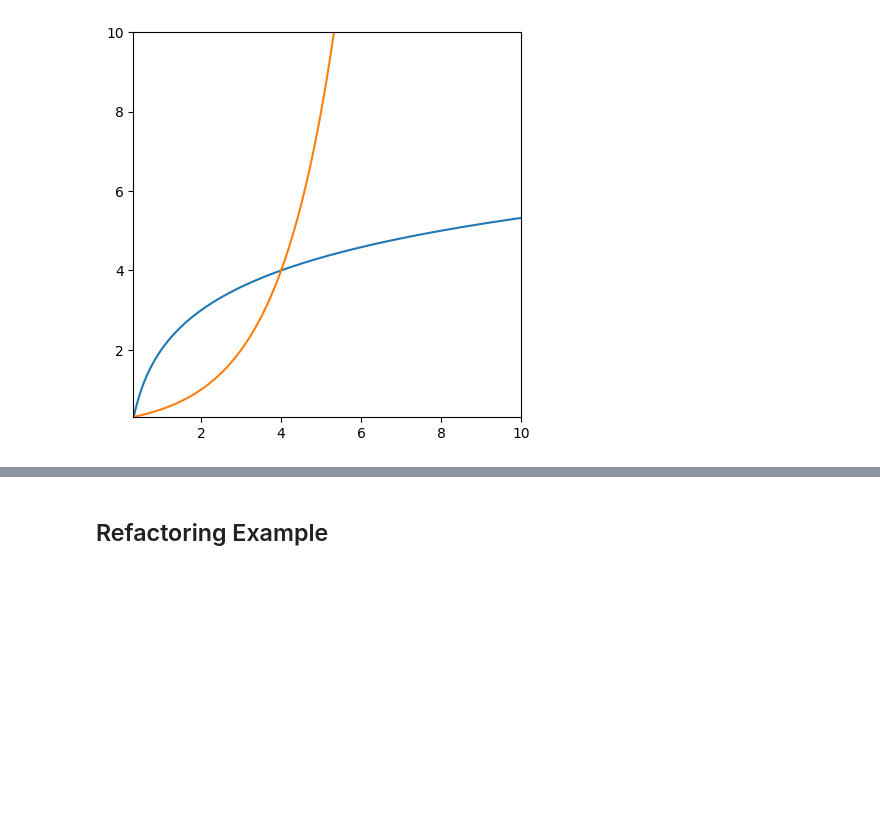
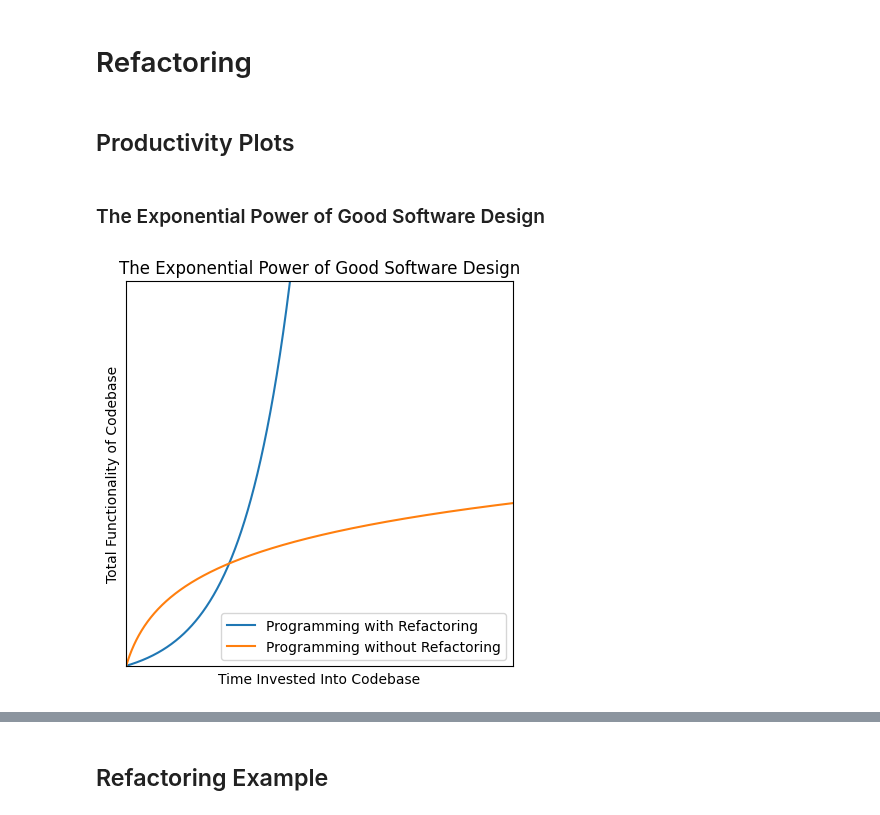
Before and after one commit to bfeif/personal-website, a Jupyter notebook: code/notebooks/refactoring.ipynb, the cells around one changed output, grey strips where cells are left out. Cells and saved outputs as stored; diff of their text form; code cells hidden in the pictures; blank space fills up the shorter version.

```diff
--- a/code/notebooks/refactoring.ipynb
+++ b/code/notebooks/refactoring.ipynb
@@ -1,3 +1,5 @@
+# %% [markdown]
+# Refactoring
 # %%
 import os
 import matplotlib.pyplot as plt
@@ -6,14 +8,26 @@ import numpy as np
 home = "../.."
 images_dir = os.path.join(home, "static/images/")
 plt.rcParams['figure.figsize'] = [5, 5]
+# %% [markdown]
+## Productivity Plots
+# %% [markdown]
+### The Exponential Power of Good Software Design
 # %%
-x = np.linspace(-10, 10, 1000)
-log_x = np.log2(x) + 2
-x_pow_e = np.exp2(x - 2)
-plt.plot(x, log_x)
-plt.plot(x, x_pow_e)
-plt.xlim((.3, 10))
-plt.ylim((.3, 10))
+x = np.linspace(0, 20, 1000)
+base = 1.5
+log_x = np.emath.logn(base, x) + base
+x_pow_e = base ** (x - base)
+plt.plot(x, x_pow_e, label="Programming with Refactoring")
+plt.plot(x, log_x, label="Programming without Refactoring")
+plt.xlim((.7, 20))
+plt.ylim((.7, 20))
+plt.xticks([])
+plt.yticks([])
+plt.xlabel("Time Invested Into Codebase")
+plt.ylabel("Total Functionality of Codebase")
+plt.title("The Exponential Power of Good Software Design")
+plt.legend()
+
 plt.savefig(os.path.join(images_dir, "log_vs_exponential_returns.png"))
 # %% [output]
-[figure, old version]
+[figure, new version]
```
Also changed, not shown: parts of 6 cells of this notebook, 2 other files.
